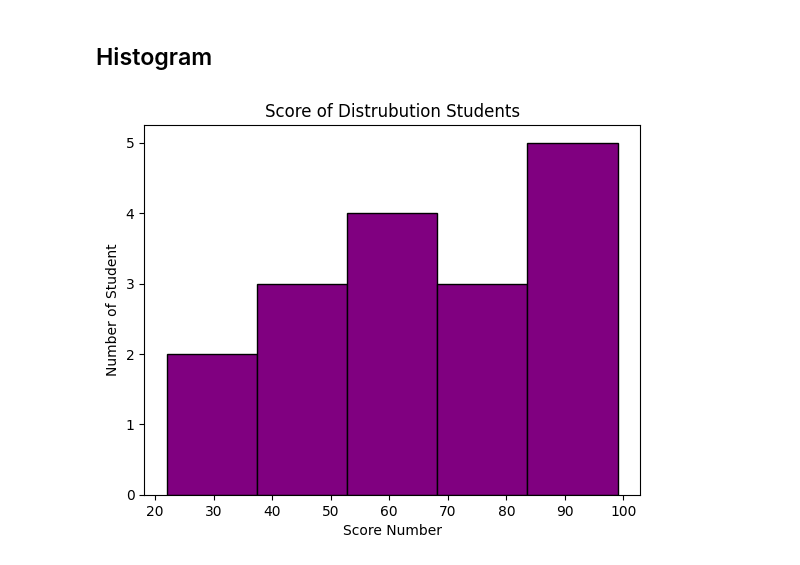
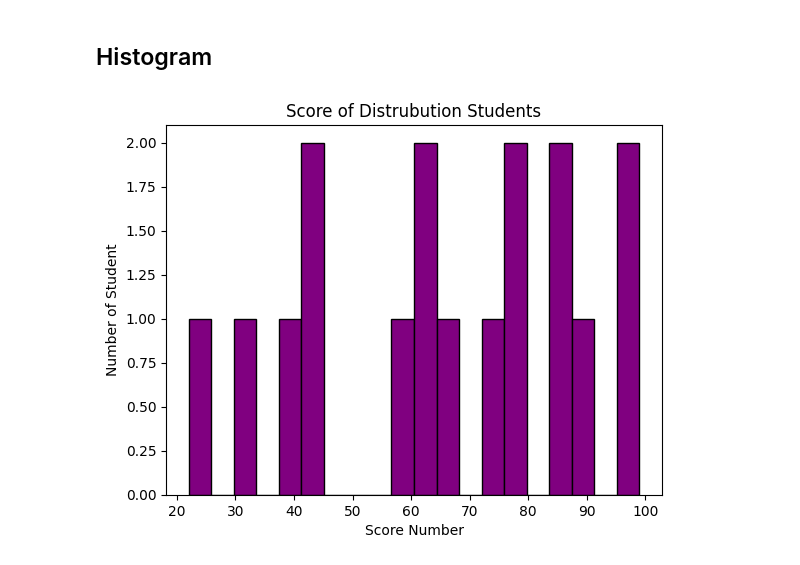
Before and after one commit to aryansapsod/python-, a Jupyter notebook: gdp.ipynb, the cells around one changed output. Cells and saved outputs as stored; diff of their text form; code cells hidden in the pictures.

```diff
--- a/gdp.ipynb
+++ b/gdp.ipynb
@@ -16,10 +16,10 @@ Text(0, 0.5, 'GDP in Million')
 # %%
 import matplotlib.pyplot as plt
 score=[45,64,78,98,75,90,45,87,64,38,99,33,59,22,77,87,67]
-plt.hist(score,bins=5,color='purple',edgecolor='black')
+plt.hist(score,bins=20,color='purple',edgecolor='black')
 plt.xlabel('Score Number')
 plt.ylabel('Number of Student')
 plt.title('Score of Distrubution Students')
 plt.show()
 # %% [output]
-[figure, old version]
+[figure, new version]
```
